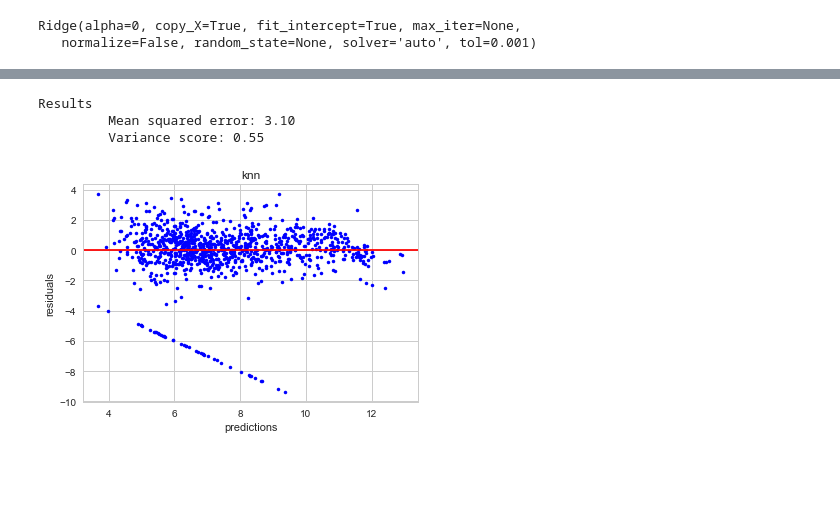
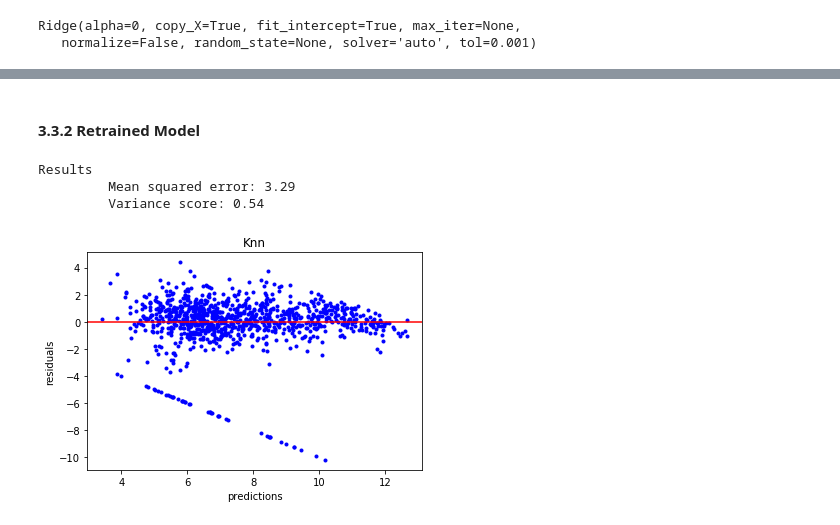
Before and after one commit to thiagonobrega/ml, a Jupyter notebook: VotingPrediction/notebook.ipynb, the cells around one changed output, grey strips where cells are left out. Saved outputs shown, nothing was run; the diff lists cells and outputs as text; code cells hidden in the pictures; blank space fills up the shorter version.

```diff
--- a/VotingPrediction/notebook.ipynb
+++ b/VotingPrediction/notebook.ipynb
@@ -153,6 +210,20 @@ Bla
 from sklearn.linear_model import Ridge, Lasso , LogisticRegression
 from sklearn.model_selection import cross_val_score, train_test_split
 from sklearn.metrics import r2_score, mean_squared_error
+
+def rmse_cv(model,Xtrain,Ytrain):
+    rmse = np.sqrt(-cross_val_score(model, Xtrain, Ytrain, scoring = "neg_mean_squared_error", cv = 10))
+    return(rmse)
+
+def plot_rmse_param(series, param_name):
+    series.plot(title = "Validation Error vs " + param_name)
+    plt.xlabel(param_name)
+    plt.ylabel("rmse")
+
+def best_rmse_param(series):
+    best_rmse = series.min()
+    best_param = series.idxmin()
+    return(best_rmse, best_param)
 
 def plot_data(X,Y):
     plt.plot(X,Y,'k.')
@@ -253,7 +328,7 @@ plot_rmse_param(series_lasso, "alpha")
 # %%
-best_rmse, best_alpha = best_rmse_param(series_ridge)
+best_rmse, best_alpha = best_rmse_param(series_lasso)
 best_LassoModel = Lasso(alpha = best_alpha)
 best_LassoModel.fit(X_train, Y_train)
 
-show_results("Lasso",best_LassoModel,best_alpha,X_validation,Y_validation)
+print_coefficients(best_LassoModel)
 # %% [output]
@@ -317,7 +427,10 @@ Results
 # %%
+results14 = []
+
 RidgeModel14 = Ridge()
 RidgeModel14.fit(Xt_14,Yt_14)
 
-show_results("Ridge",RidgeModel14,None,Xv_14, Yv_14)
+data = show_results("Ridge",RidgeModel14,None,Xv_14, Yv_14,ret=True)
+results14.append(data)
 # %% [output]
 Results
@@ -337,6 +454,7 @@ Results
 # %%
 Lasso14 = Lasso()
 Lasso14.fit(Xt_14,Yt_14)
-show_results("Lasso",RidgeModel14,None,Xv_14, Yv_14)
+data = show_results("Lasso",RidgeModel14,None,Xv_14, Yv_14,ret=True)
+results14.append(data)
 # %% [output]
 Results
@@ -356,9 +478,12 @@ Results
+# %% [markdown]
+#### 3.3.2 Retrained Model
 # %%
 knn14 = KNeighborsRegressor(n_neighbors = best_k)
 knn14.fit(Xt_14,Yt_14)
-show_results("knn",RidgeModel14,None,Xv_14, Yv_14)
+data = show_results("Knn",RidgeModel14,None,Xv_14, Yv_14,ret=True)
+results14.append(data)
 # %% [output]
 Results
-         Mean squared error: 3.10
-         Variance score: 0.55
+         Mean squared error: 3.29
+         Variance score: 0.54
-[figure, old version]
+[figure, new version]
```
Also changed, not shown: parts of 73 cells of this notebook, 20 other files.
